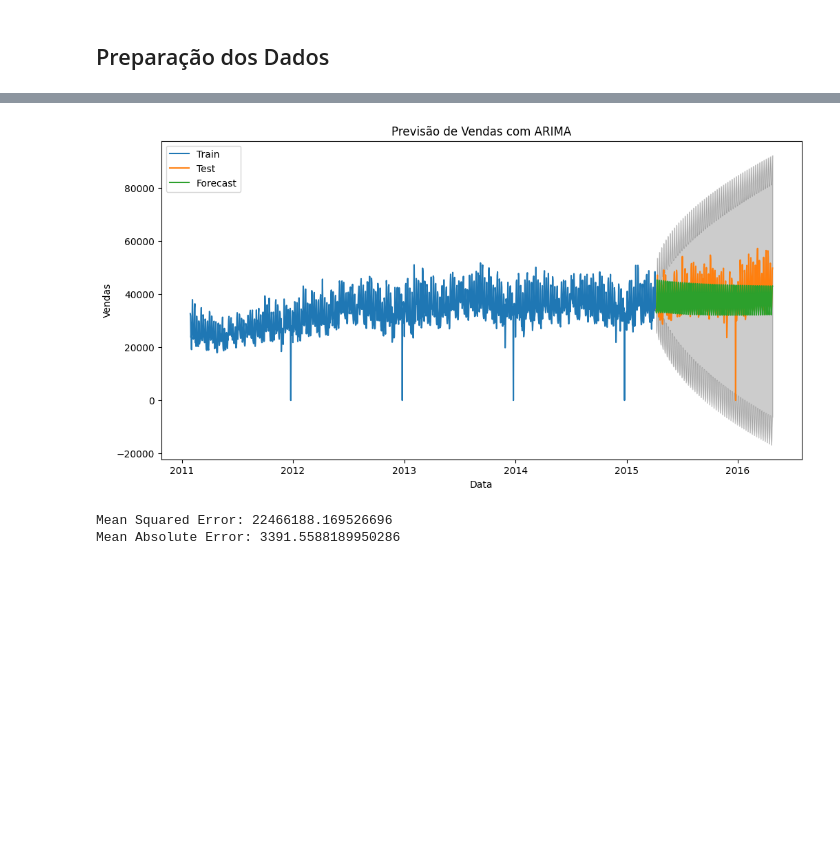
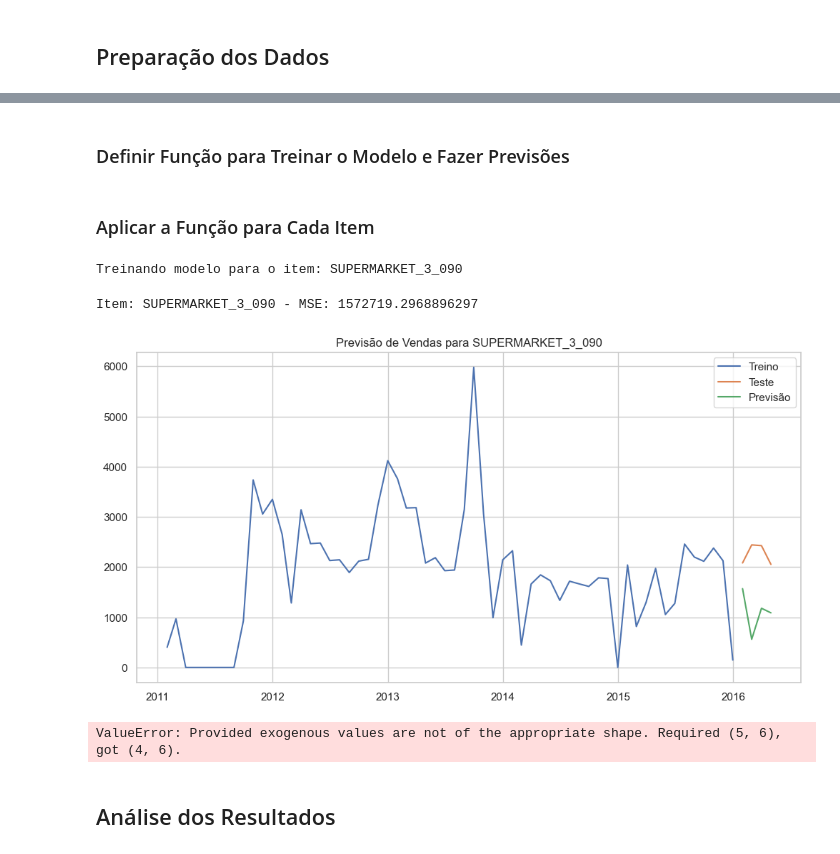
Before and after one commit to rpzk/DSMarket, a Jupyter notebook: forecasting/forecasting.ipynb, the cells around one changed output, grey strips where cells are left out. Saved outputs shown, nothing was run; the diff lists cells and outputs as text; code cells hidden in the pictures; blank space fills up the shorter version.

Commit message:
forecasting

```diff
--- a/forecasting/forecasting.ipynb
+++ b/forecasting/forecasting.ipynb
@@ -54,0 +115,7 @@ ts_sales = sales_data.set_index('date')['sales']
+# %%
+# Obter a lista de lojas
+stores = df_top_items['store'].unique()
+
+# Calcular as vendas totais por loja
+store_name = 'Queen_Village'
+df_store = df_top_items[df_top_items['store'] == store_name]
@@ -54,0 +124,6 @@ ts_sales = sales_data.set_index('date')['sales']
+# %%
+# Agregar as vendas mensalmente
+monthly_sales = df_store.groupby([pd.Grouper(freq='M'), 'item']).sum().reset_index()
+
+# Verificar o DataFrame resultante
+monthly_sales.head()
@@ -55 +139,11 @@ ts_sales = sales_data.set_index('date')['sales']
+# %%
+# Separar ano e mês para facilitar
+monthly_sales['year'] = monthly_sales['date'].dt.year
+monthly_sales['month'] = monthly_sales['date'].dt.month
+
+# Dados de treino: 2011-2015
+train_data = monthly_sales[monthly_sales['year'] < 2016]
+
+# Dados de teste: 2016
+test_data = monthly_sales[monthly_sales['year'] == 2016]
 # %% [markdown]
@@ -72,35 +151,2 @@ Note: you may need to restart the kernel to use updated packages.
-# %%
-# Dividir os dados em treino e teste
-train_size = int(len(ts_sales) * 0.8)
-train, test = ts_sales[:train_size], ts_sales[train_size:]
-
-# Ajustar o modelo ARIMA
-model = pm.auto_arima(train, seasonal=False, m=1, stepwise=True, suppress_warnings=True)
-model.summary()
-
-# Fazer previsões
-forecast, conf_int = model.predict(n_periods=len(test), return_conf_int=True)
-# %%
-# Plotar as previsões
-plt.figure(figsize=(12, 6))
-plt.plot(train, label='Train')
-plt.plot(test, label='Test')
-plt.plot(test.index, forecast, label='Forecast')
-plt.fill_between(test.index, conf_int[:, 0], conf_int[:, 1], color='k', alpha=0.2)
-plt.title('Previsão de Vendas com ARIMA')
-plt.xlabel('Data')
-plt.ylabel('Vendas')
-plt.legend()
-plt.show()
-
-# Calcular métricas de avaliação
-from sklearn.metrics import mean_squared_error, mean_absolute_error
-
-mse = mean_squared_error(test, forecast)
-mae = mean_absolute_error(test, forecast)
-print(f'Mean Squared Error: {mse}')
-print(f'Mean Absolute Error: {mae}')
-# %% [output]
-[figure, removed]
-Mean Squared Error: 22466188.169526696
-Mean Absolute Error: 3391.5588189950286
+# %% [markdown]
+### Definir Função para Treinar o Modelo e Fazer Previsões
@@ -106,0 +196,18 @@ Mean Absolute Error: 3391.5588189950286
+# %% [markdown]
+### Aplicar a Função para Cada Item
+# %%
+# Criar um dicionário para armazenar as previsões futuras
+future_forecasts = {}
+
+for item in top_items:
+    print(f'Treinando modelo para o item: {item}')
+    item_data = monthly_sales[monthly_sales['item'] == item]
+    forecast = train_and_forecast(item_data, item)
+    future_forecasts[item] = forecast
+# %% [output]
+Treinando modelo para o item: SUPERMARKET_3_090
+Item: SUPERMARKET_3_090 - MSE: 1572719.2968896297
+[figure, added]
+ValueError: Provided exogenous values are not of the appropriate shape. Required (5, 6), got (4, 6).
+# %% [markdown]
+## Análise dos Resultados
```
Also changed, not shown: parts of 27 cells of this notebook.
